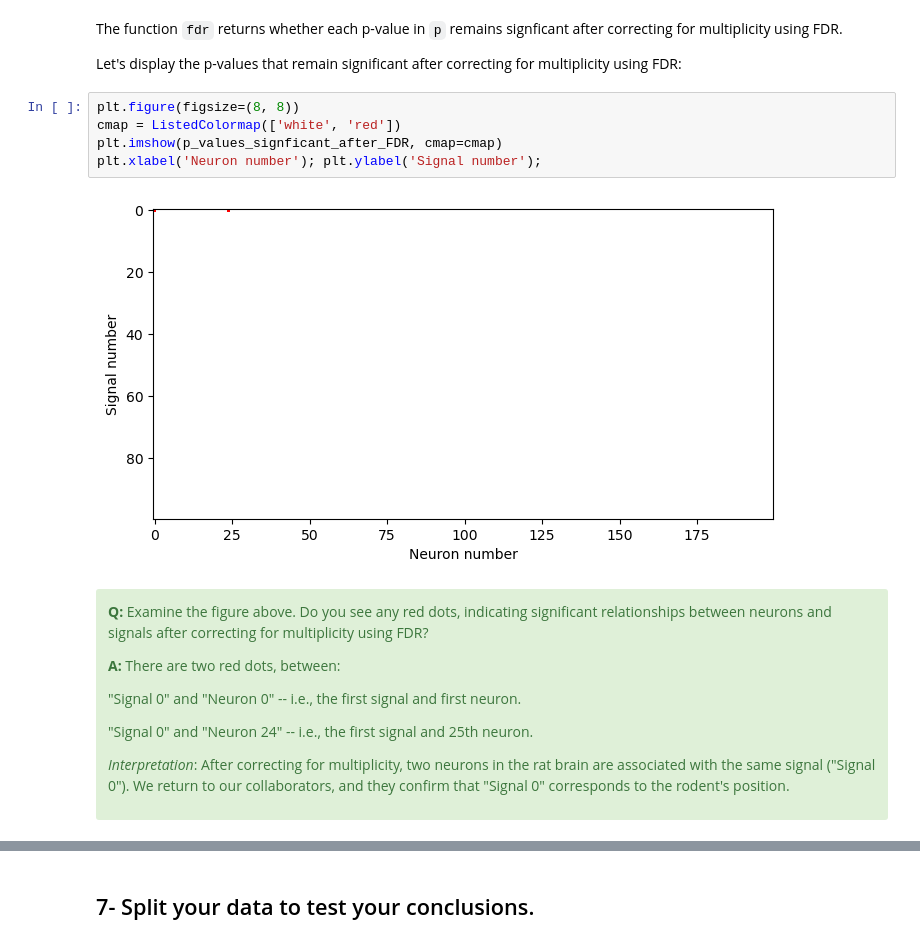
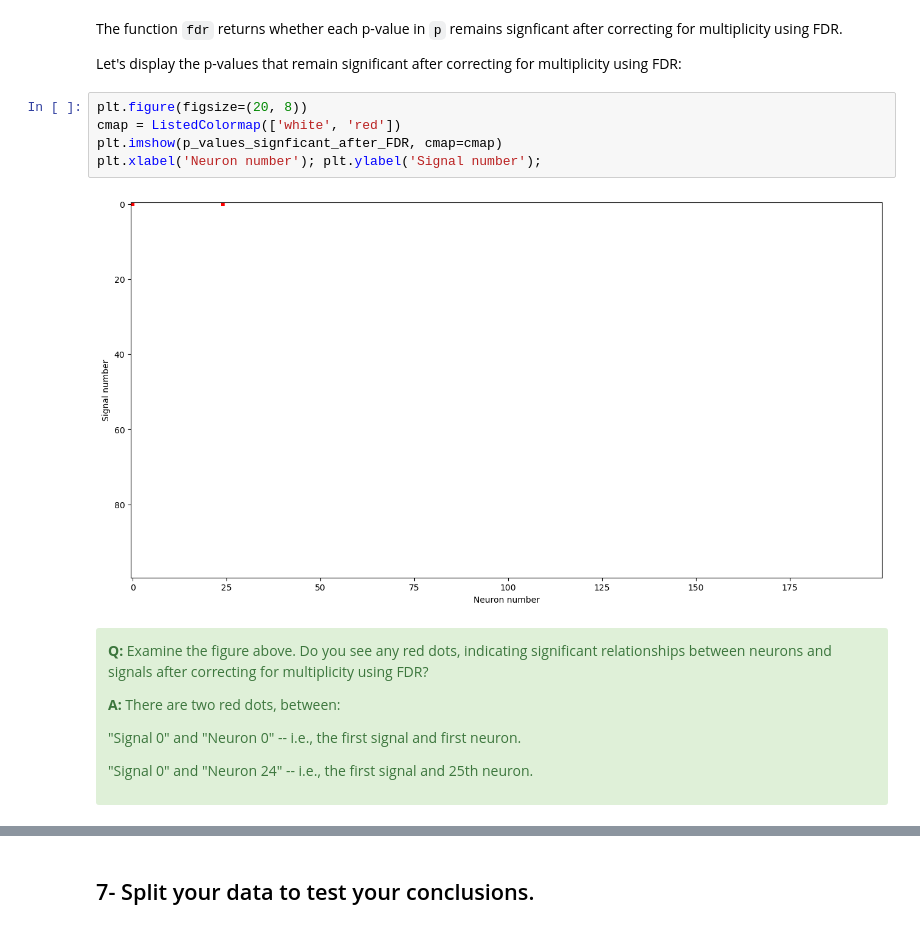
Before and after one commit to Mark-Kramer/METER-Units, a Jupyter notebook: METER_Exploratory.ipynb, the cells around one changed output, grey strips where cells are left out. Cells and saved outputs as stored; diff of their text form.

```diff
--- a/METER_Exploratory.ipynb
+++ b/METER_Exploratory.ipynb
@@ -478,12 +500,12 @@ The function `fdr` returns whether each p-value in `p` remains signficant after
 
 Let's display the p-values that remain significant after correcting for multiplicity using FDR:
 # %%
-plt.figure(figsize=(8, 8))
+plt.figure(figsize=(20, 8))
 cmap = ListedColormap(['white', 'red'])
 plt.imshow(p_values_signficant_after_FDR, cmap=cmap)
 plt.xlabel('Neuron number'); plt.ylabel('Signal number');
 # %% [output]
-[figure, old version]
+[figure, new version]
 # %% [markdown]
 <div class="alert alert-block alert-success">
 
@@ -495,6 +517,4 @@ plt.xlabel('Neuron number'); plt.ylabel('Signal number');
 
 "Signal 0" and "Neuron 24" -- i.e., the first signal and 25th neuron.
 
-*Interpretation*: After correcting for multiplicity, two neurons in the rat brain are associated with the same signal ("Signal 0"). We return to our collaborators, and they confirm that "Signal 0" corresponds to the rodent's position.
-
 </div>
```
Also changed, not shown: parts of 46 cells of this notebook.
